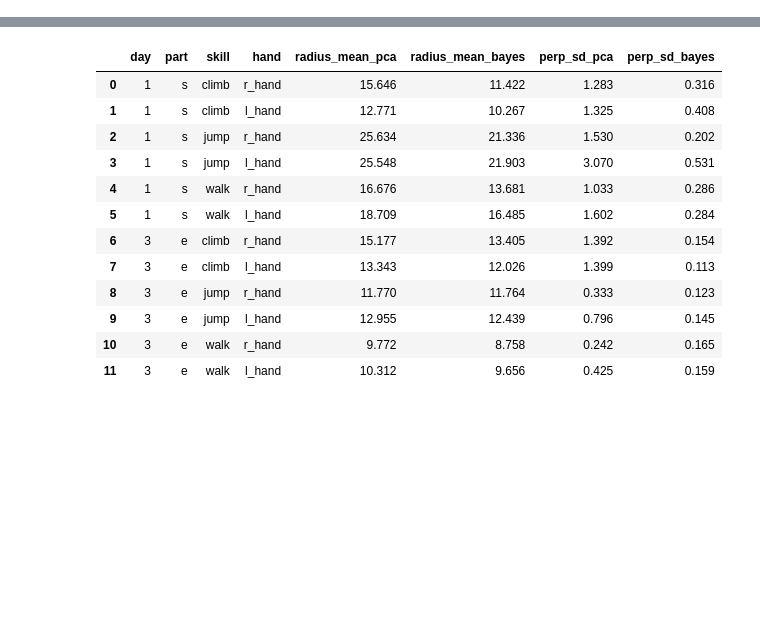
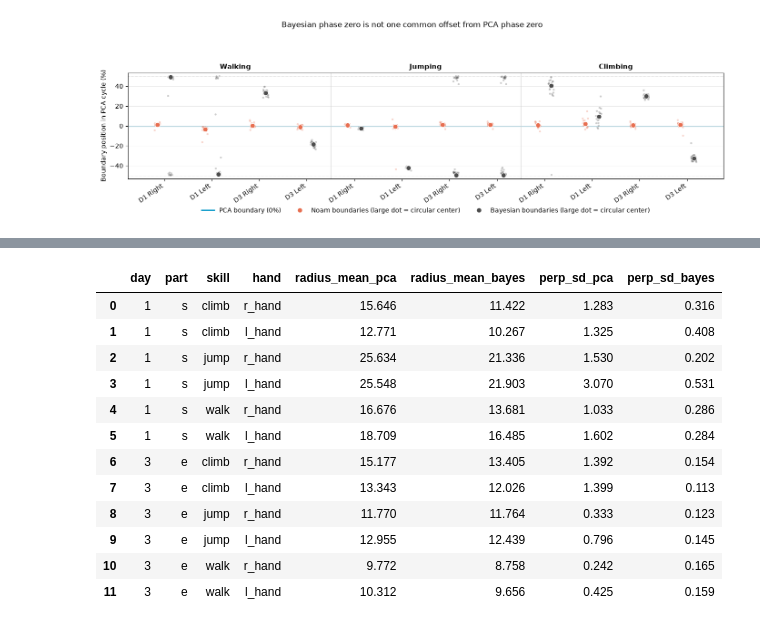
Before and after one commit to Motor-Learning-Lab/phase-coordinates, a Jupyter notebook: notebooks/gorilla_tag_analysis/05_three_way_comparison.ipynb, the cells around one changed output, grey strips where cells are left out. Drawn from its saved outputs; the diff is of its cells as text; code cells hidden in the pictures; blank space fills up the shorter version.

```diff
--- a/notebooks/gorilla_tag_analysis/05_three_way_comparison.ipynb
+++ b/notebooks/gorilla_tag_analysis/05_three_way_comparison.ipynb
@@ -244,0 +337,53 @@ plt.show()
+# %%
+condition_order = [
+    (day, skill, hand)
+    for skill in ["walk", "jump", "climb"]
+    for day in [1, 3]
+    for hand in ["r_hand", "l_hand"]
+]
+
+fig, ax = plt.subplots(figsize=(14, 5.5))
+method_x_offset = {"Noam": -0.14, "Bayesian": 0.14}
+for x, (day, skill, hand) in enumerate(condition_order):
+    subset = boundary_phase_df[(boundary_phase_df.day == day)
+                               & (boundary_phase_df.skill == skill)
+                               & (boundary_phase_df.hand == hand)]
+    for method in ["Noam", "Bayesian"]:
+        values = subset.loc[subset.method == method, "phase_position_pct"].to_numpy()
+        if not len(values):
+            continue
+        jitter = np.linspace(-0.055, 0.055, len(values)) if len(values) > 1 else np.array([0.0])
+        xpos = x + method_x_offset[method]
+        ax.scatter(xpos + jitter, values, s=10, color=METHOD_COLORS[method], alpha=0.28,
+                   edgecolors="none", zorder=2)
+        center = circular_center_pct(values)
+        ax.scatter(xpos, center, s=58, color=METHOD_COLORS[method], edgecolor="white",
+                   linewidth=0.8, zorder=4)
+
+ax.axhline(0, color=METHOD_COLORS["PCA"], linewidth=2.0, label="PCA boundary (0%)", zorder=1)
+ax.axhline(50, color="0.75", linewidth=0.7, linestyle=":")
+ax.axhline(-50, color="0.75", linewidth=0.7, linestyle=":")
+for separator in [3.5, 7.5]:
+    ax.axvline(separator, color="0.82", linewidth=0.8)
+ax.set_xticks(range(len(condition_order)))
+ax.set_xticklabels([f"D{day} {P.HAND_LABELS[hand].replace(' hand', '')}"
+                    for day, _, hand in condition_order], rotation=35, ha="right")
+for start, skill in zip([0, 4, 8], ["walk", "jump", "climb"]):
+    ax.text(start + 1.5, 1.025, P.SKILL_LABELS[skill], transform=ax.get_xaxis_transform(),
+            ha="center", va="bottom", fontsize=11, fontweight="bold")
+ax.set_ylim(-53, 53)
+ax.set_ylabel("Boundary position in PCA cycle (%)")
+ax.grid(axis="y", color="0.9", linewidth=0.6)
+ax.legend(handles=[
+    Line2D([0], [0], color=METHOD_COLORS["PCA"], lw=2, label="PCA boundary (0%)"),
+    Line2D([0], [0], marker="o", color="none", markerfacecolor=METHOD_COLORS["Noam"],
+           markeredgecolor="white", markersize=8, label="Noam boundaries (large dot = circular center)"),
+    Line2D([0], [0], marker="o", color="none", markerfacecolor=METHOD_COLORS["Bayesian"],
+           markeredgecolor="white", markersize=8, label="Bayesian boundaries (large dot = circular center)"),
+], loc="upper center", ncol=3, frameon=False, bbox_to_anchor=(0.5, -0.22))
+fig.suptitle("Bayesian phase zero is not one common offset from PCA phase zero", y=0.985)
+fig.tight_layout(rect=(0, 0.10, 1, 0.91))
+P.save_figure(fig, "stage5_boundary_position_in_pca_cycle")
+plt.show()
+# %% [output]
+[figure, added]
```
Also changed, not shown: parts of 14 cells of this notebook, 7 other files.
